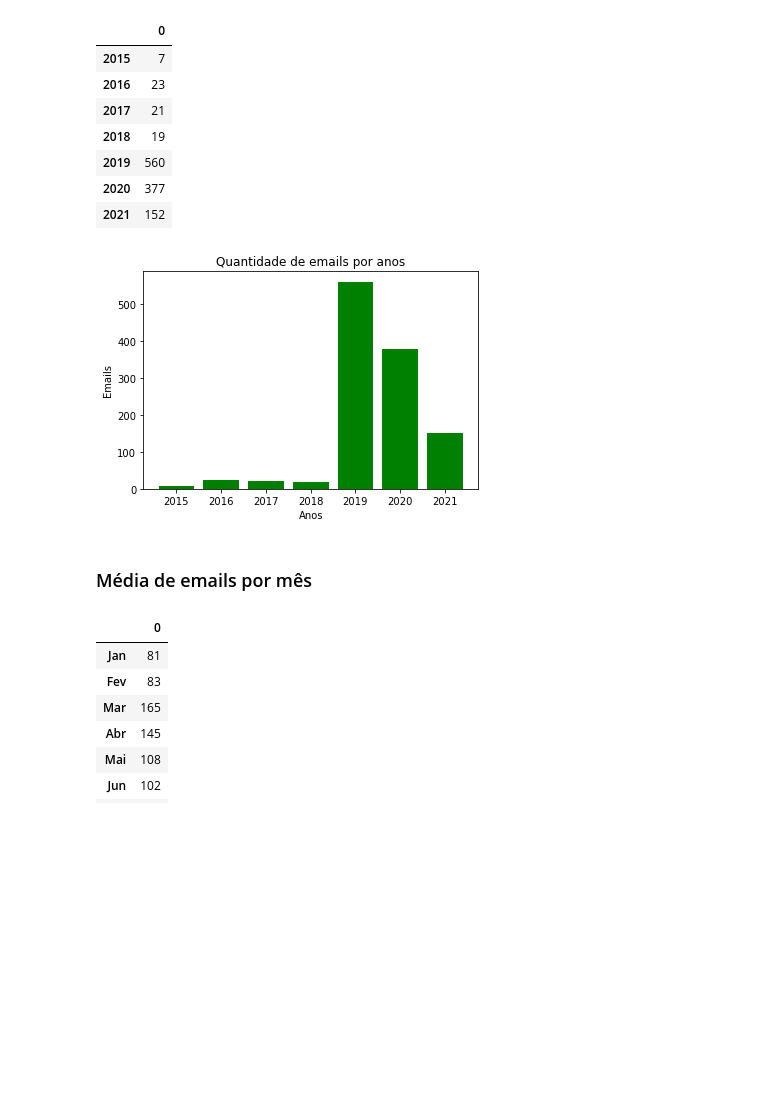
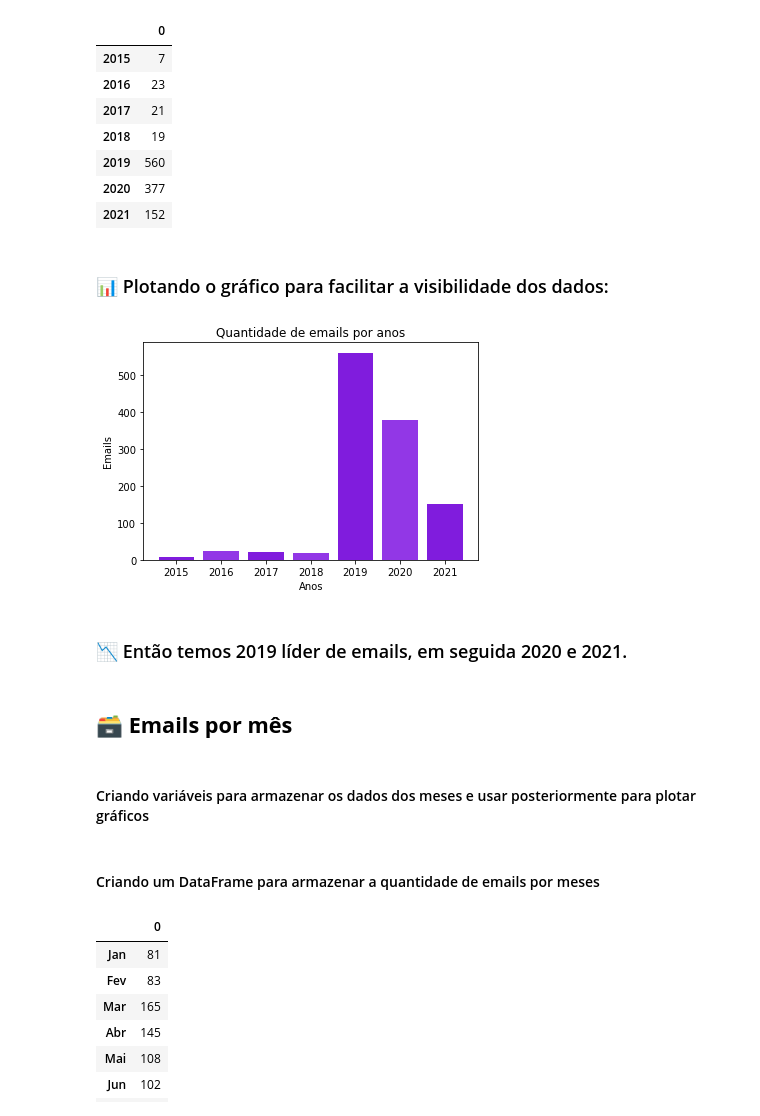
Before and after one commit to ViniciusMedeiros96/Statistic, a Jupyter notebook: Projeto/Projeto 2/Projeto_II.ipynb, the cells around one changed output. Cells and saved outputs as stored; diff of their text form; code cells hidden in the pictures; blank space fills up the shorter version.

```diff
--- a/Projeto/Projeto 2/Projeto_II.ipynb
+++ b/Projeto/Projeto 2/Projeto_II.ipynb
@@ -10,4 +16,4 @@ import re
 # %%
-email = pd.read_csv("emails_processados.csv")
+email = pd.read_csv("https://raw.githubusercontent.com/vinimedeiros13/Statistic/main/Projeto/Projeto%202/emails_processados.csv")
 # %%
 email.drop('Unnamed: 0', axis='columns', inplace=True)
@@ -53,9 +110,8 @@ ano_2021 =  anos[2021]
 # %%
-media_anos = (ano_2015, ano_2016, ano_2017, ano_2018, ano_2019, ano_2020, ano_2021)
-mediaanos = pd.DataFrame(media_anos, total_anos)
-mediaanos[0] = mediaanos[0].round(3)
-Mediaanos = mediaanos[0]
-mediaanos
+_anos = (ano_2015, ano_2016, ano_2017, ano_2018, ano_2019, ano_2020, ano_2021)
+aanos = pd.DataFrame(_anos, total_anos)
+aanos[0] = aanos[0].round(3)
+aanos
 # %% [output]
 |  | 0 |
 | 2015 | 7 |
@@ -65,16 +121,22 @@ mediaanos
 | 2019 | 560 |
 | 2020 | 377 |
 | 2021 | 152 |
+# %% [markdown]
+### 📊 Plotando o gráfico para facilitar a visibilidade dos dados:
 # %%
-plt.bar(total_anos, Mediaanos, color="green")
+plt.bar(total_anos, _anos, color=["#801cdd", "#9237e6"])
 plt.ylabel("Emails")
 plt.xlabel("Anos")
 plt.title("Quantidade de emails por anos")
 plt.show()
 # %% [output]
-[figure, old version]
+[figure, new version]
+# %% [markdown]
+### 📉 Então temos 2019 líder de emails, em seguida 2020 e 2021.
 # %% [markdown]
-### Média de emails por mês
+## 🗃 **Emails por mês**
+# %% [markdown]
+#### Criando variáveis para armazenar os dados dos meses e usar posteriormente para plotar gráficos
 # %%
 Janeiro = mes["January"]
 Fevereiro = mes["February"]
@@ -88,4 +150,6 @@ Setembro = mes["September"]
 Outubro = mes["October"]
 Novembro = mes["November"]
 Dezembro = mes["December"]
+# %% [markdown]
+#### Criando um DataFrame para armazenar a quantidade de emails por meses
 # %%
```
Also changed, not shown: parts of 88 cells of this notebook, 4 other files.
